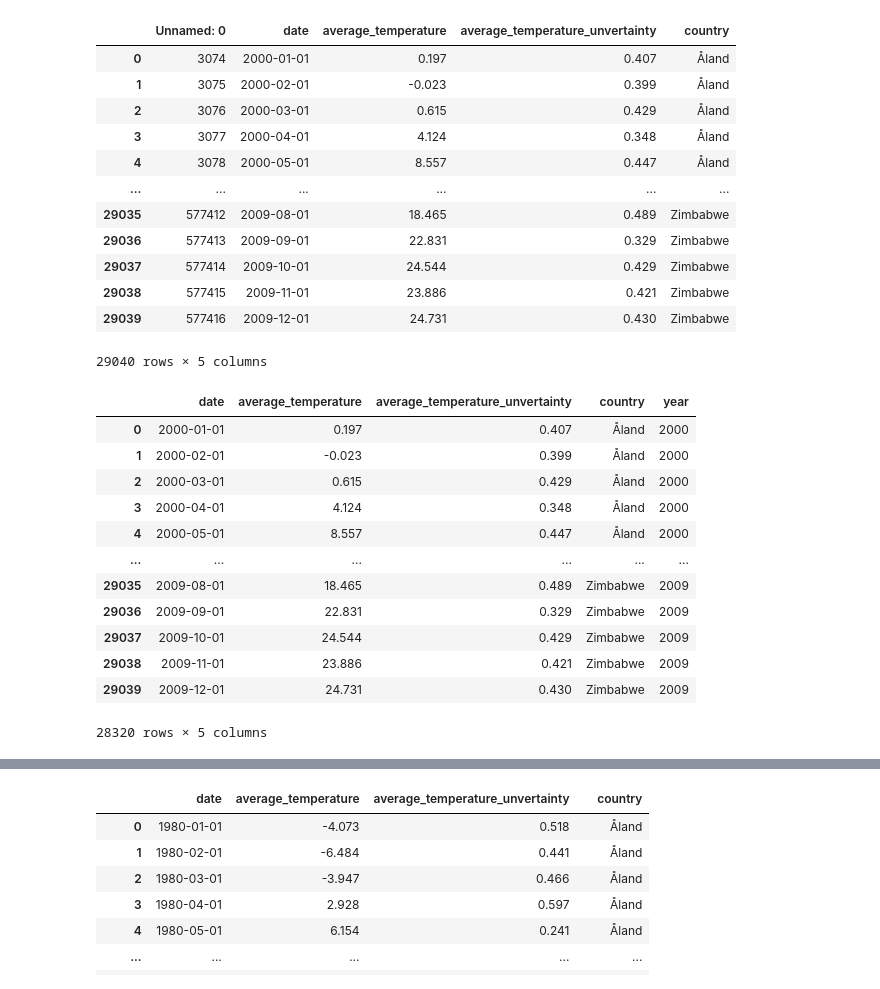
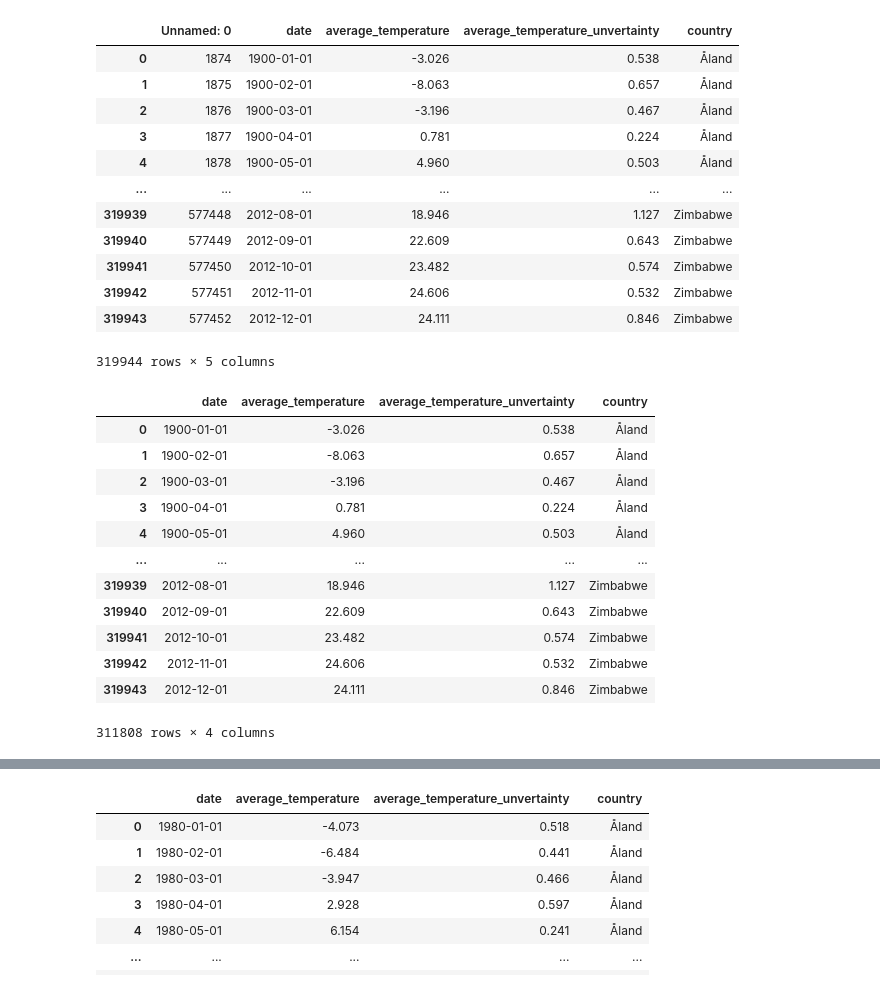
Before and after one commit to PatrickSchuetten/Climate_Change_Data_Exploration, a Jupyter notebook: notebooks/Question2.ipynb, the cells around one changed output, grey strips where cells are left out. Cells and saved outputs as stored; diff of their text form; code cells hidden in the pictures.

```diff
--- a/notebooks/Question2.ipynb
+++ b/notebooks/Question2.ipynb
@@ -1,23 +1,23 @@
 # %%
 import pandas as pd
 import numpy as np
 
-df=pd.read_csv('../data/cleaned/global_temperatures_by_country_2000_2009_cleaned.csv')
+df=pd.read_csv('../data/cleaned/global_temperatures_by_country_1900_2012_cleaned.csv')
 df
 # %% [output]
 |  | Unnamed: 0 | date | average_temperature | average_temperature_unvertainty | country |
-| 0 | 3074 | 2000-01-01 | 0.197 | 0.407 | Åland |
-| 1 | 3075 | 2000-02-01 | -0.023 | 0.399 | Åland |
-| 2 | 3076 | 2000-03-01 | 0.615 | 0.429 | Åland |
-| 3 | 3077 | 2000-04-01 | 4.124 | 0.348 | Åland |
-| 4 | 3078 | 2000-05-01 | 8.557 | 0.447 | Åland |
+| 0 | 1874 | 1900-01-01 | -3.026 | 0.538 | Åland |
+| 1 | 1875 | 1900-02-01 | -8.063 | 0.657 | Åland |
+| 2 | 1876 | 1900-03-01 | -3.196 | 0.467 | Åland |
+| 3 | 1877 | 1900-04-01 | 0.781 | 0.224 | Åland |
+| 4 | 1878 | 1900-05-01 | 4.960 | 0.503 | Åland |
 | ... | ... | ... | ... | ... | ... |
-| 29035 | 577412 | 2009-08-01 | 18.465 | 0.489 | Zimbabwe |
-| 29036 | 577413 | 2009-09-01 | 22.831 | 0.329 | Zimbabwe |
-| 29037 | 577414 | 2009-10-01 | 24.544 | 0.429 | Zimbabwe |
-| 29038 | 577415 | 2009-11-01 | 23.886 | 0.421 | Zimbabwe |
-| 29039 | 577416 | 2009-12-01 | 24.731 | 0.430 | Zimbabwe |
+| 319939 | 577448 | 2012-08-01 | 18.946 | 1.127 | Zimbabwe |
+| 319940 | 577449 | 2012-09-01 | 22.609 | 0.643 | Zimbabwe |
+| 319941 | 577450 | 2012-10-01 | 23.482 | 0.574 | Zimbabwe |
+| 319942 | 577451 | 2012-11-01 | 24.606 | 0.532 | Zimbabwe |
+| 319943 | 577452 | 2012-12-01 | 24.111 | 0.846 | Zimbabwe |
-29040 rows × 5 columns
+319944 rows × 5 columns
 # %%
 df=df.drop('Unnamed: 0', axis=1)
 # %%
@@ -26,19 +26,19 @@ df['date']=pd.to_datetime(df['date'])
 filtered_df = df[~df['country'].isin(['Asia', 'Africa', 'North America', 'South America', 'Oceania', 'Europe'])]
 filtered_df
 # %% [output]
-|  | date | average_temperature | average_temperature_unvertainty | country | year |
-| 0 | 2000-01-01 | 0.197 | 0.407 | Åland | 2000 |
-| 1 | 2000-02-01 | -0.023 | 0.399 | Åland | 2000 |
-| 2 | 2000-03-01 | 0.615 | 0.429 | Åland | 2000 |
-| 3 | 2000-04-01 | 4.124 | 0.348 | Åland | 2000 |
-| 4 | 2000-05-01 | 8.557 | 0.447 | Åland | 2000 |
-| ... | ... | ... | ... | ... | ... |
-| 29035 | 2009-08-01 | 18.465 | 0.489 | Zimbabwe | 2009 |
-| 29036 | 2009-09-01 | 22.831 | 0.329 | Zimbabwe | 2009 |
-| 29037 | 2009-10-01 | 24.544 | 0.429 | Zimbabwe | 2009 |
-| 29038 | 2009-11-01 | 23.886 | 0.421 | Zimbabwe | 2009 |
-| 29039 | 2009-12-01 | 24.731 | 0.430 | Zimbabwe | 2009 |
+|  | date | average_temperature | average_temperature_unvertainty | country |
+| 0 | 1900-01-01 | -3.026 | 0.538 | Åland |
+| 1 | 1900-02-01 | -8.063 | 0.657 | Åland |
+| 2 | 1900-03-01 | -3.196 | 0.467 | Åland |
+| 3 | 1900-04-01 | 0.781 | 0.224 | Åland |
+| 4 | 1900-05-01 | 4.960 | 0.503 | Åland |
+| ... | ... | ... | ... | ... |
+| 319939 | 2012-08-01 | 18.946 | 1.127 | Zimbabwe |
+| 319940 | 2012-09-01 | 22.609 | 0.643 | Zimbabwe |
+| 319941 | 2012-10-01 | 23.482 | 0.574 | Zimbabwe |
+| 319942 | 2012-11-01 | 24.606 | 0.532 | Zimbabwe |
+| 319943 | 2012-12-01 | 24.111 | 0.846 | Zimbabwe |
-28320 rows × 5 columns
+311808 rows × 4 columns
 # %%
 filtered_df['year'] = filtered_df['date'].dt.year
 filtered_df
```
Also changed, not shown: parts of 6 cells of this notebook, 3 other files.
